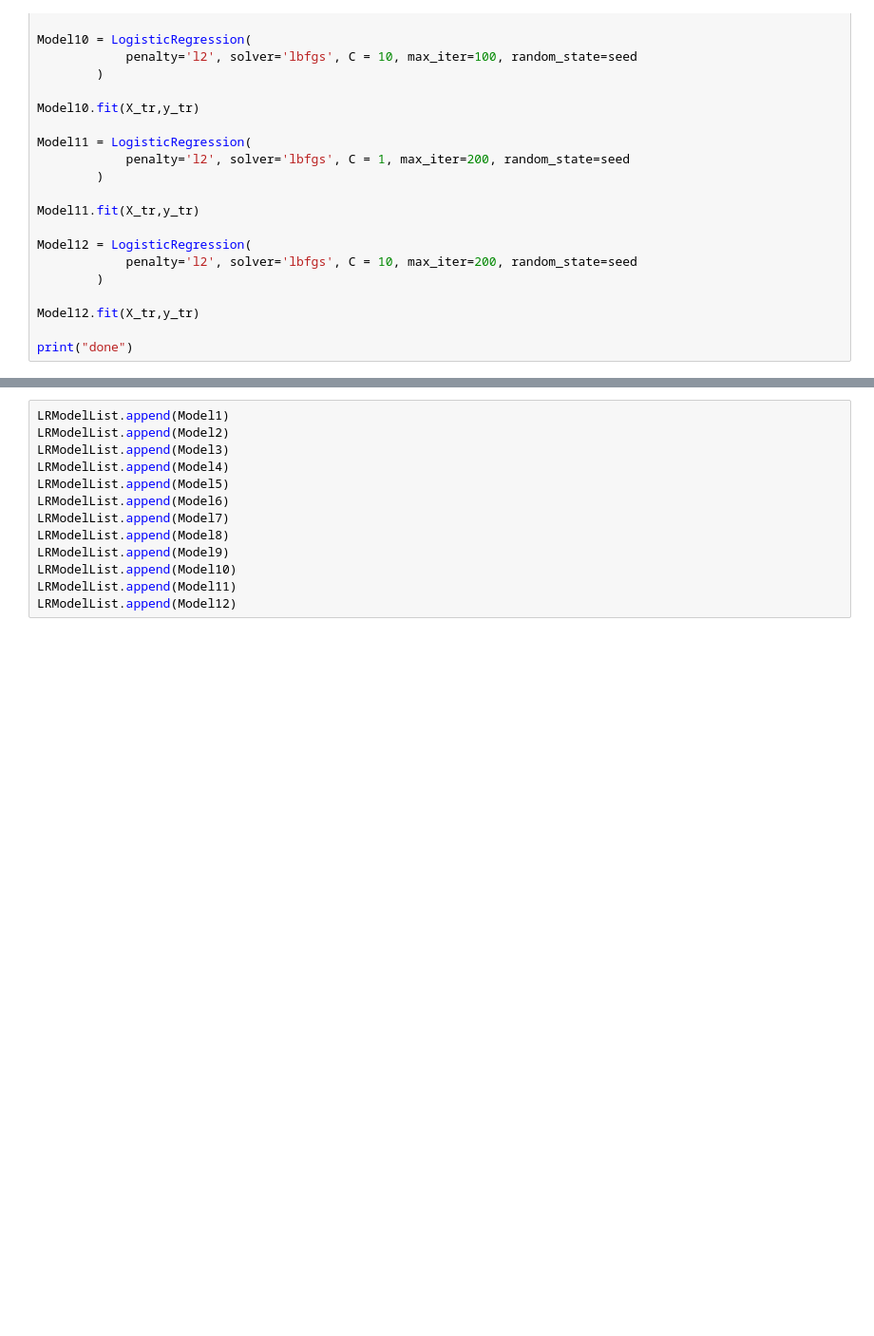
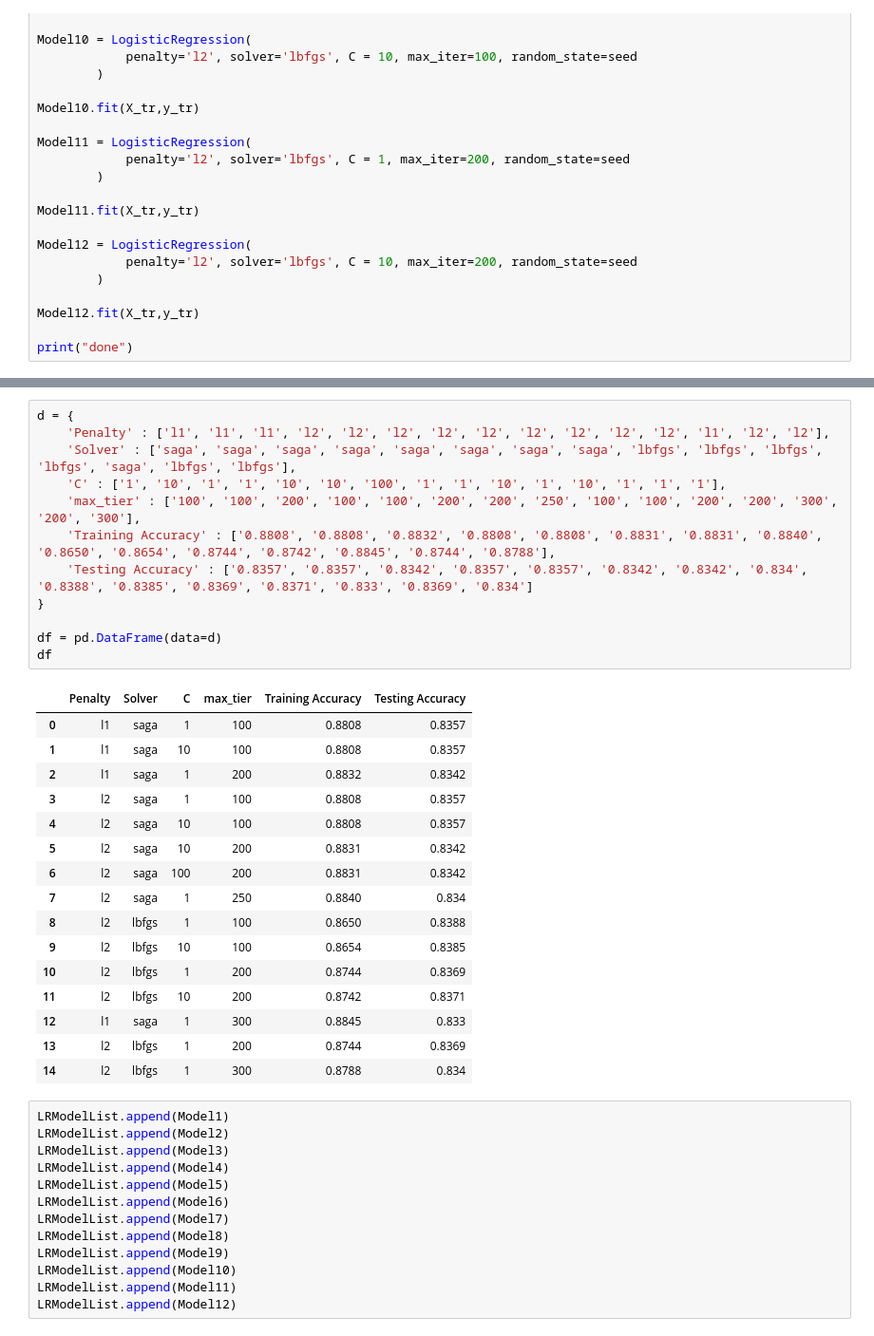
Before and after one commit to jhuang323/CS178-Project, a Jupyter notebook: JosephNewLR.ipynb, the cells around one changed output, grey strips where cells are left out. Shown: that part at 95% size. Drawn from its saved outputs; the diff is of its cells as text; blank space fills up the shorter version.

```diff
--- a/JosephNewLR.ipynb
+++ b/JosephNewLR.ipynb
@@ -160,3 +194,32 @@ print("done")
+# %%
+d = {
+    'Penalty' : ['l1', 'l1', 'l1', 'l2', 'l2', 'l2', 'l2', 'l2', 'l2', 'l2', 'l2', 'l2', 'l1', 'l2', 'l2'],
+    'Solver' : ['saga', 'saga', 'saga', 'saga', 'saga', 'saga', 'saga', 'saga', 'lbfgs', 'lbfgs', 'lbfgs', 'lbfgs', 'saga', 'lbfgs', 'lbfgs'],
+    'C' : ['1', '10', '1', '1', '10', '10', '100', '1', '1', '10', '1', '10', '1', '1', '1'],
+    'max_tier' : ['100', '100', '200', '100', '100', '200', '200', '250', '100', '100', '200', '200', '300', '200', '300'],
+    'Training Accuracy' : ['0.8808', '0.8808', '0.8832', '0.8808', '0.8808', '0.8831', '0.8831', '0.8840', '0.8650', '0.8654', '0.8744', '0.8742', '0.8845', '0.8744', '0.8788'],
+    'Testing Accuracy' : ['0.8357', '0.8357', '0.8342', '0.8357', '0.8357', '0.8342', '0.8342', '0.834', '0.8388', '0.8385', '0.8369', '0.8371', '0.833', '0.8369', '0.834']
+}
+
+df = pd.DataFrame(data=d)
+df
+# %% [output]
+|  | Penalty | Solver | C | max_tier | Training Accuracy | Testing Accuracy |
+| 0 | l1 | saga | 1 | 100 | 0.8808 | 0.8357 |
+| 1 | l1 | saga | 10 | 100 | 0.8808 | 0.8357 |
+| 2 | l1 | saga | 1 | 200 | 0.8832 | 0.8342 |
+| 3 | l2 | saga | 1 | 100 | 0.8808 | 0.8357 |
+| 4 | l2 | saga | 10 | 100 | 0.8808 | 0.8357 |
+| 5 | l2 | saga | 10 | 200 | 0.8831 | 0.8342 |
+| 6 | l2 | saga | 100 | 200 | 0.8831 | 0.8342 |
+| 7 | l2 | saga | 1 | 250 | 0.8840 | 0.834 |
+| 8 | l2 | lbfgs | 1 | 100 | 0.8650 | 0.8388 |
+| 9 | l2 | lbfgs | 10 | 100 | 0.8654 | 0.8385 |
+| 10 | l2 | lbfgs | 1 | 200 | 0.8744 | 0.8369 |
+| 11 | l2 | lbfgs | 10 | 200 | 0.8742 | 0.8371 |
+| 12 | l1 | saga | 1 | 300 | 0.8845 | 0.833 |
+| 13 | l2 | lbfgs | 1 | 200 | 0.8744 | 0.8369 |
+| 14 | l2 | lbfgs | 1 | 300 | 0.8788 | 0.834 |
 # %%
 LRModelList.append(Model1)
 LRModelList.append(Model2)
```
Also changed, not shown: parts of 4 cells of this notebook, 2 other files.
